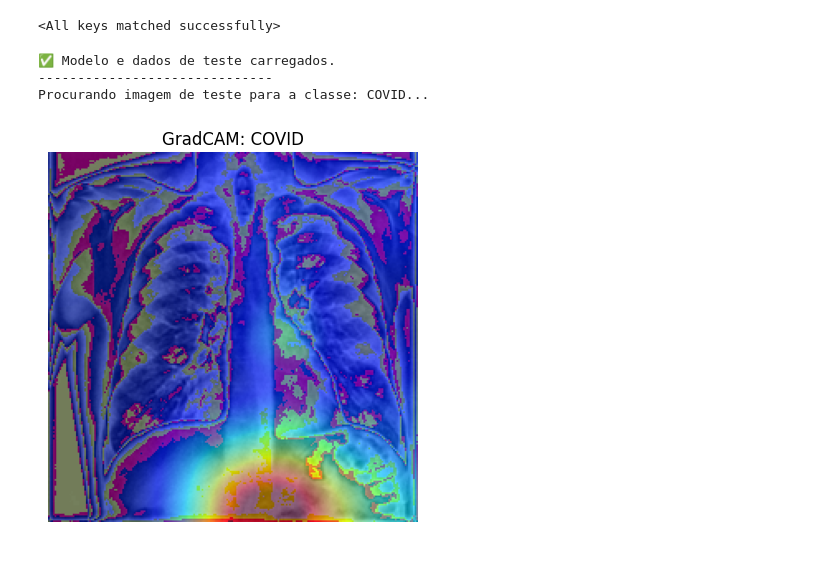
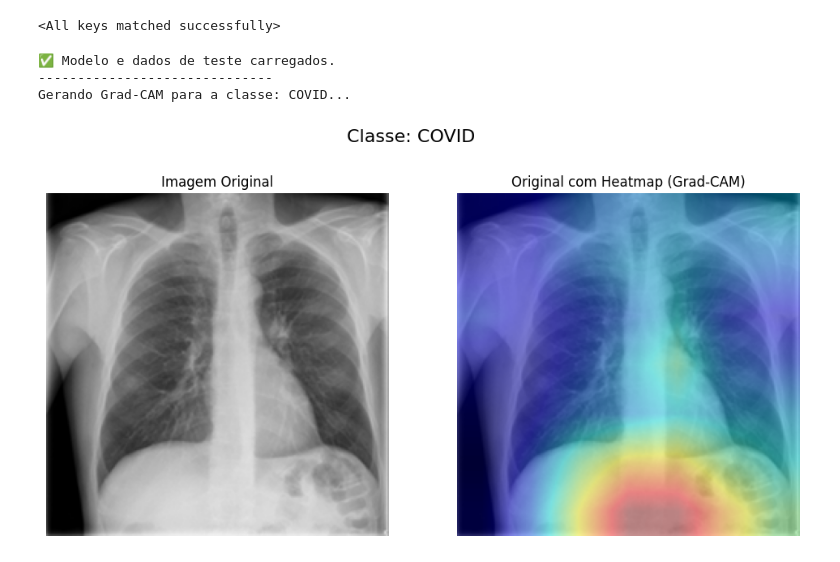
Before and after one commit to Graciella-Favoreto/chest_classification, a Jupyter notebook: ResNet_only_covid_dataset.ipynb, the cells around one changed output. Cells and saved outputs as stored; diff of their text form; code cells hidden in the pictures.

Commit message:
changed GradCam heatmap

```diff
--- a/ResNet_only_covid_dataset.ipynb
+++ b/ResNet_only_covid_dataset.ipynb
@@ -426,35 +426,36 @@ import torch
 import matplotlib.pyplot as plt
 import torchvision.transforms as transforms
 from torchvision.datasets import ImageFolder
+from torchvision import models
 from torch.utils.data import random_split
 from PIL import Image
+import numpy as np
+import torch.nn.functional as F
 from torchcam.methods import GradCAM
-from torchcam.utils import overlay_mask
+import cv2
 
-# --- ETAPA 1: Carregar modelo e dados necessários (forma mínima) ---
-
+# Carregar modelo e dados necessários
 device = torch.device("cuda" if torch.cuda.is_available() else "cpu")
 
 # Carrega o modelo treinado
 final_model = models.resnet50()
 num_ftrs = final_model.fc.in_features
-final_model.fc = nn.Linear(num_ftrs, 4)
+final_model.fc = torch.nn.Linear(num_ftrs, 4)
 final_model.load_state_dict(torch.load("final_resnet_model_only_public.pth", map_location=device))
 final_model.to(device)
 final_model.eval()
 
-# Define as transformações para o modelo
+# Define as transformações
 transform = transforms.Compose([
     transforms.Resize((224, 224)),
     transforms.ToTensor(),
     transforms.Normalize([0.485, 0.456, 0.406], [0.229, 0.224, 0.225])
 ])
 
-# Carrega o dataset para obter as amostras de teste e os nomes das classes
-full_dataset = ImageFolder(root="./structured_dataset") # Carrega sem transform para pegar os caminhos
+full_dataset = ImageFolder(root="./structured_dataset")
 class_names = full_dataset.classes
 
-# Recria a mesma divisão de dados para obter o conjunto de teste
+# Recria a divisão de dados para obter o conjunto de teste
 torch.manual_seed(42)
 train_size = int(0.7 * len(full_dataset))
 val_size = int(0.15 * len(full_dataset))
@@ -464,64 +465,62 @@ _, _, test_dataset = random_split(full_dataset, [train_size, val_size, test_size
 print("✅ Modelo e dados de teste carregados.")
 print("-" * 30)
 
-
-# --- ETAPA 2: Visualizar a tupla de imagens com Grad-CAM ---
-
+# Visualizar com sobreposição manual do Heatmap
 cam_extractor = GradCAM(final_model, target_layer='layer4')
 
-# Loop para cada classe
 for class_idx, class_name in enumerate(class_names):
-    print(f"Procurando imagem de teste para a classe: {class_name}...")
+    print(f"Gerando Grad-CAM para a classe: {class_name}...")
 
-    # Itera sobre os índices do dataset de teste para encontrar o caminho do arquivo
     for i in range(len(test_dataset)):
-        # Obtém o índice da amostra no dataset completo
         sample_idx = test_dataset.indices[i]
-        # Obtém o caminho da imagem e o rótulo
         image_path, label = test_dataset.dataset.samples[sample_idx]
 
         if label == class_idx:
-            # Carrega a imagem original (sem transformações) para visualização
-            original_image_pil = Image.open(image_path).convert("RGB")
-
-            # Constrói o caminho para a máscara e a carrega
-            mask_path = image_path.replace("/images/", "/masks/")
-            mask_pil = Image.open(mask_path)
-
-            # Aplica as transformações na imagem original para alimentar o modelo
+            original_image_pil = Image.open(image_path).convert("RGB").resize((224, 224))
             image_tensor = transform(original_image_pil).to(device)
 
-            # --- Lógica do Grad-CAM ---
             output = final_model(image_tensor.unsqueeze(0))
-            cam = cam_extractor(class_idx, output)[0].cpu()
 
-            # Sobrepõe o heatmap na imagem original
-            heatmap_overlay = overlay_mask(original_image_pil, Image.fromarray(cam.numpy()), alpha=0.5)
+            activation_map = cam_extractor(class_idx, output)[0].cpu()
 
-            # --- Plotagem ---
-            fig, axs = plt.subplots(1, 3, figsize=(18, 6))
+            # Redimensiona o mapa de ativação para o tamanho da imagem
+            resized_map = F.interpolate(activation_map.squeeze().unsqueeze(0).unsqueeze(0), size=(224, 224), mode='bilinear', align_corners=False)
+
+            # Normaliza e converte para o formato de imagem (uint8)
+            normalized_map = (resized_map.squeeze() - resized_map.min()) / (resized_map.max() - resized_map.min())
+            heatmap_np = np.uint8(255 * normalized_map.numpy())
+
+            # 1. Aplica um mapa de cores (JET, padrão comum para heatmaps)
+            heatmap_colored = cv2.applyColorMap(heatmap_np, cv2.COLORMAP_JET)
+
+            # 2. Converte a imagem PIL original para o formato do OpenCV
+            original_image_cv = cv2.cvtColor(np.array(original_image_pil), cv2.COLOR_RGB2BGR)
+
+            # 3. Combina a imagem original com o heatmap colorido
+            overlayed_image = cv2.addWeighted(original_image_cv, 0.6, heatmap_colored, 0.4, 0)
+
+            # Converte a imagem final de volta para RGB para exibição no Matplotlib
+            overlayed_image_rgb = cv2.cvtColor(overlayed_image, cv2.COLOR_BGR2RGB)
+
+            # Plotagem
+            fig, axs = plt.subplots(1, 2, figsize=(12, 6))
             fig.suptitle(f"Classe: {class_name}", fontsize=16)
 
             axs[0].imshow(original_image_pil)
             axs[0].set_title("Imagem Original")
             axs[0].axis('off')
 
-            axs[1].imshow(mask_pil, cmap='gray')
-            axs[1].set_title("Máscara")
+            axs[1].imshow(overlayed_image_rgb)
+            axs[1].set_title("Original com Heatmap (Grad-CAM)")
             axs[1].axis('off')
-
-            axs[2].imshow(heatmap_overlay)
-            axs[2].set_title("Original com Heatmap (Grad-CAM)")
-            axs[2].axis('off')
 
             plt.show()
 
-            break # Encontrou a imagem, vai para a próxima classe
+            break
 
-# Limpa os ganchos do extrator
 cam_extractor.remove_hooks()
 # %% [output]
 ✅ Modelo e dados de teste carregados.
 ------------------------------
-Procurando imagem de teste para a classe: COVID...
+Gerando Grad-CAM para a classe: COVID...
-[figure, old version]
+[figure, new version]
```
Also changed, not shown: parts of 1 cell of this notebook.
